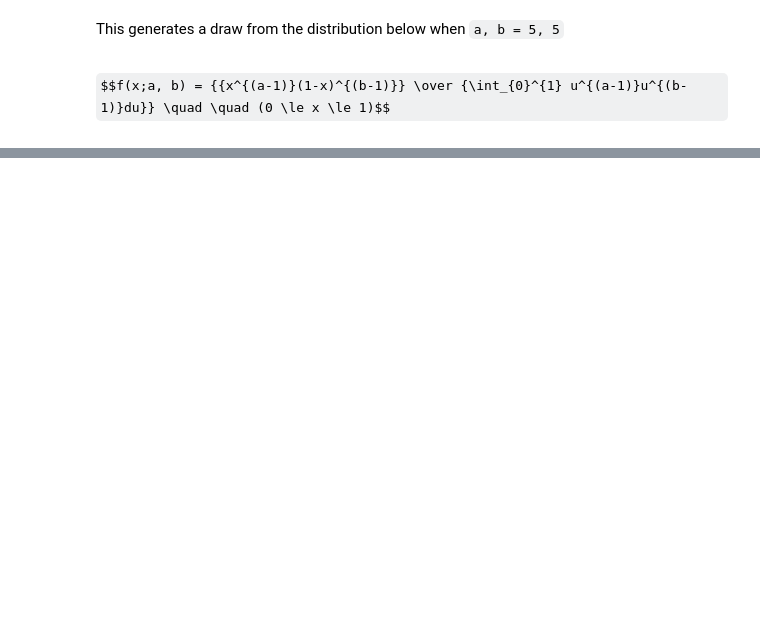
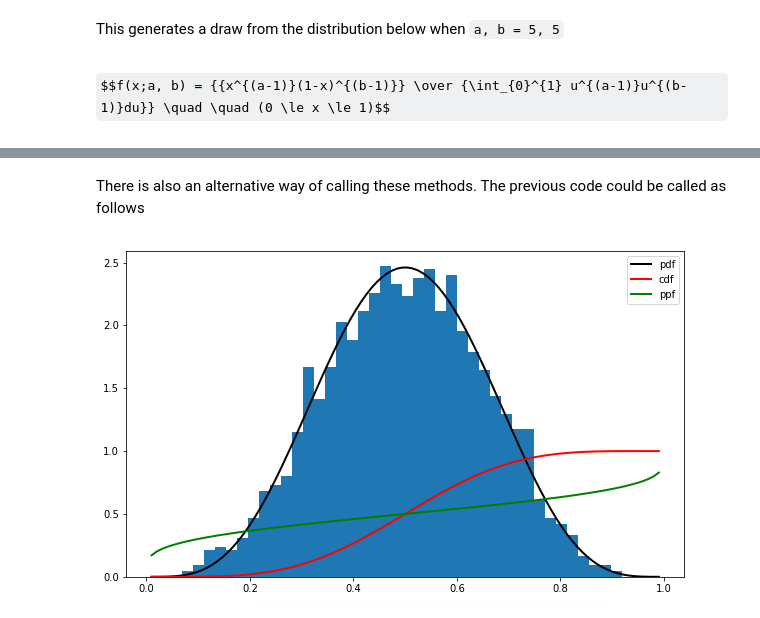
Before and after one commit to ryanmaclear/quantecon, a Jupyter notebook: 06_scipy.ipynb, the cells around one changed output, grey strips where cells are left out. Drawn from its saved outputs; the diff is of its cells as text; code cells hidden in the pictures; some formulas as TeX source; blank space fills up the shorter version.

```diff
--- a/06_scipy.ipynb
+++ b/06_scipy.ipynb
@@ -52,0 +108,18 @@ Here's an example of usage:
+# %% [markdown]
+There is also an alternative way of calling these methods. The previous code could be called as follows
+# %%
+from scipy.stats import beta
+import matplotlib.pyplot as plt
+
+obs = beta.rvs(5, 5, size=2000)     # using the beta object directly
+grid = np.linspace(0.01, 0.99, 100)
+
+fig, ax = plt.subplots(figsize=(10,6))
+ax.hist(obs, bins=40, normed=True)
+ax.plot(grid, beta.pdf(grid, 5, 5), 'k-', linewidth=2, label='pdf')      # using the beta object directly
+ax.plot(grid, beta.cdf(grid, 5, 5), 'r-', linewidth=2, label='cdf')      # using the beta object directly
+ax.plot(grid, beta.ppf(grid, 5, 5), 'g-', linewidth=2, label='ppf')      # using the beta object directly
+ax.legend()
+plt.show()
+# %% [output]
+[figure, added]
```
Also changed, not shown: parts of 37 cells of this notebook.
